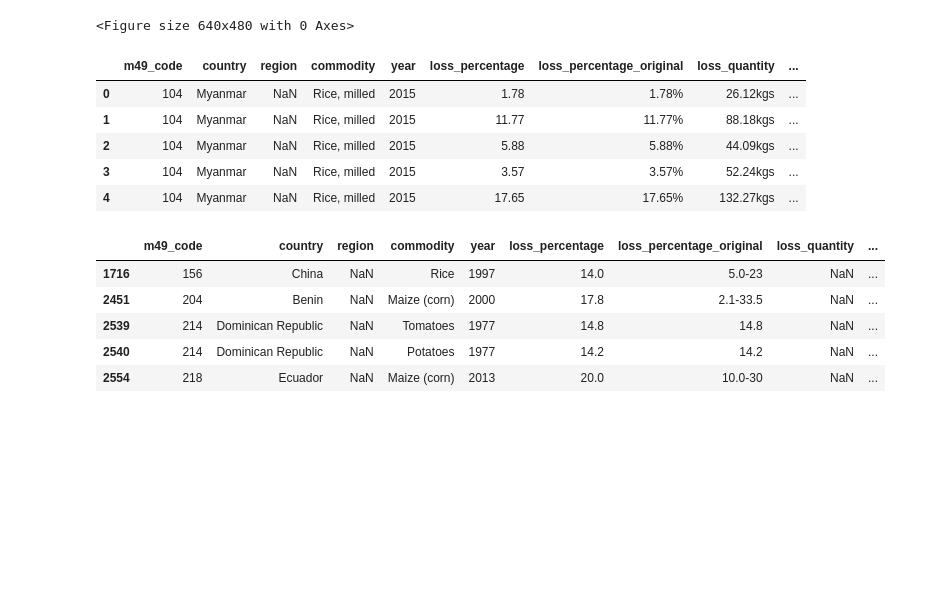
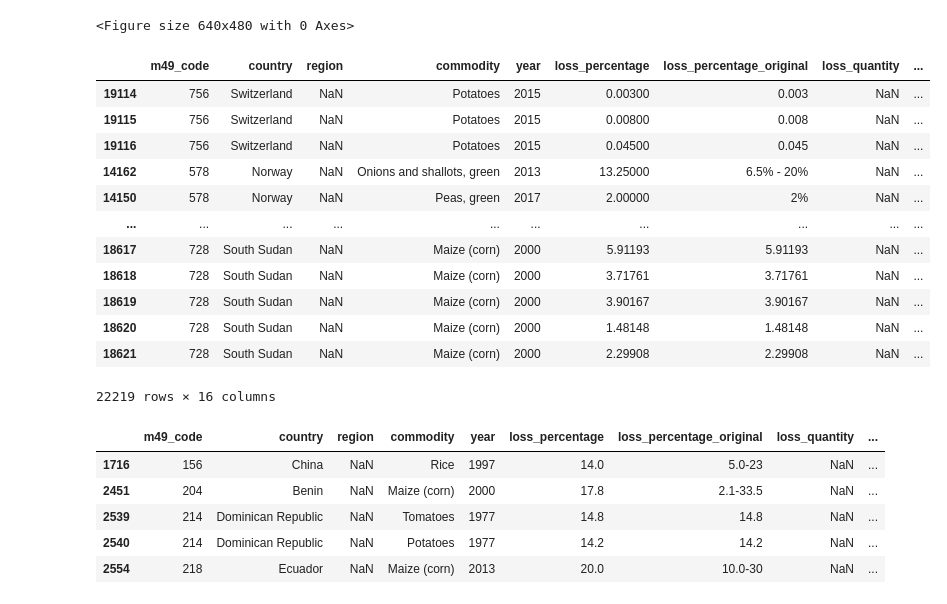
Before and after one commit to alanisrperez/food-waste-patterns, a Jupyter notebook: food-waste-tatyana.ipynb, the cells around one changed output. Cells and saved outputs as stored; diff of their text form; code cells hidden in the pictures; blank space fills up the shorter version.

```diff
--- a/food-waste-tatyana.ipynb
+++ b/food-waste-tatyana.ipynb
@@ -426,14 +427,21 @@ plt.tight_layout()
 # %%
 # merge full food loss dataframe with 2021 gdp data
 clean_with_gdp = pd.merge(food_loss_clean, average_with_gdp, on="country")
-clean_with_gdp.head()
+clean_with_gdp.sort_values("2021", ascending = False)
 # %% [output]
 |  | m49_code | country | region | commodity | year | loss_percentage | loss_percentage_original | loss_quantity | ... |
-| 0 | 104 | Myanmar | NaN | Rice, milled | 2015 | 1.78 | 1.78% | 26.12kgs | ... |
-| 1 | 104 | Myanmar | NaN | Rice, milled | 2015 | 11.77 | 11.77% | 88.18kgs | ... |
-| 2 | 104 | Myanmar | NaN | Rice, milled | 2015 | 5.88 | 5.88% | 44.09kgs | ... |
-| 3 | 104 | Myanmar | NaN | Rice, milled | 2015 | 3.57 | 3.57% | 52.24kgs | ... |
-| 4 | 104 | Myanmar | NaN | Rice, milled | 2015 | 17.65 | 17.65% | 132.27kgs | ... |
+| 19114 | 756 | Switzerland | NaN | Potatoes | 2015 | 0.00300 | 0.003 | NaN | ... |
+| 19115 | 756 | Switzerland | NaN | Potatoes | 2015 | 0.00800 | 0.008 | NaN | ... |
+| 19116 | 756 | Switzerland | NaN | Potatoes | 2015 | 0.04500 | 0.045 | NaN | ... |
+| 14162 | 578 | Norway | NaN | Onions and shallots, green | 2013 | 13.25000 | 6.5% - 20% | NaN | ... |
+| 14150 | 578 | Norway | NaN | Peas, green | 2017 | 2.00000 | 2% | NaN | ... |
+| ... | ... | ... | ... | ... | ... | ... | ... | ... | ... |
+| 18617 | 728 | South Sudan | NaN | Maize (corn) | 2000 | 5.91193 | 5.91193 | NaN | ... |
+| 18618 | 728 | South Sudan | NaN | Maize (corn) | 2000 | 3.71761 | 3.71761 | NaN | ... |
+| 18619 | 728 | South Sudan | NaN | Maize (corn) | 2000 | 3.90167 | 3.90167 | NaN | ... |
+| 18620 | 728 | South Sudan | NaN | Maize (corn) | 2000 | 1.48148 | 1.48148 | NaN | ... |
+| 18621 | 728 | South Sudan | NaN | Maize (corn) | 2000 | 2.29908 | 2.29908 | NaN | ... |
+22219 rows × 16 columns
 # %%
 # rename/ re-characterize some rows
 
```
Also changed, not shown: parts of 17 cells of this notebook, 1 other file.
